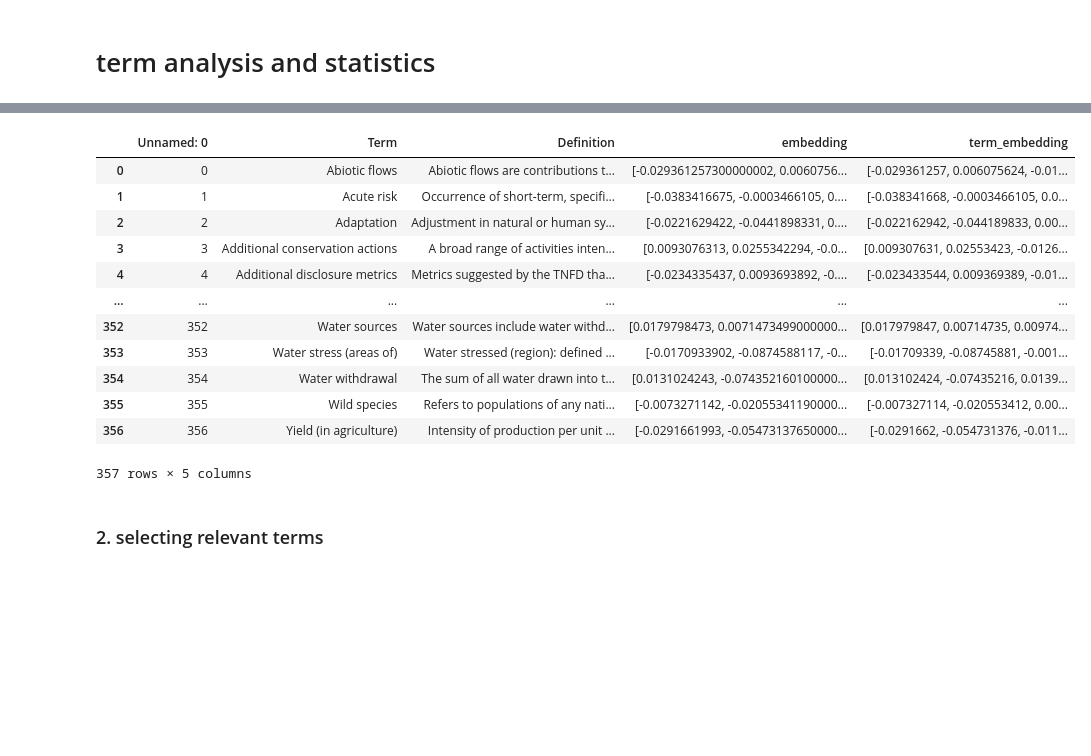
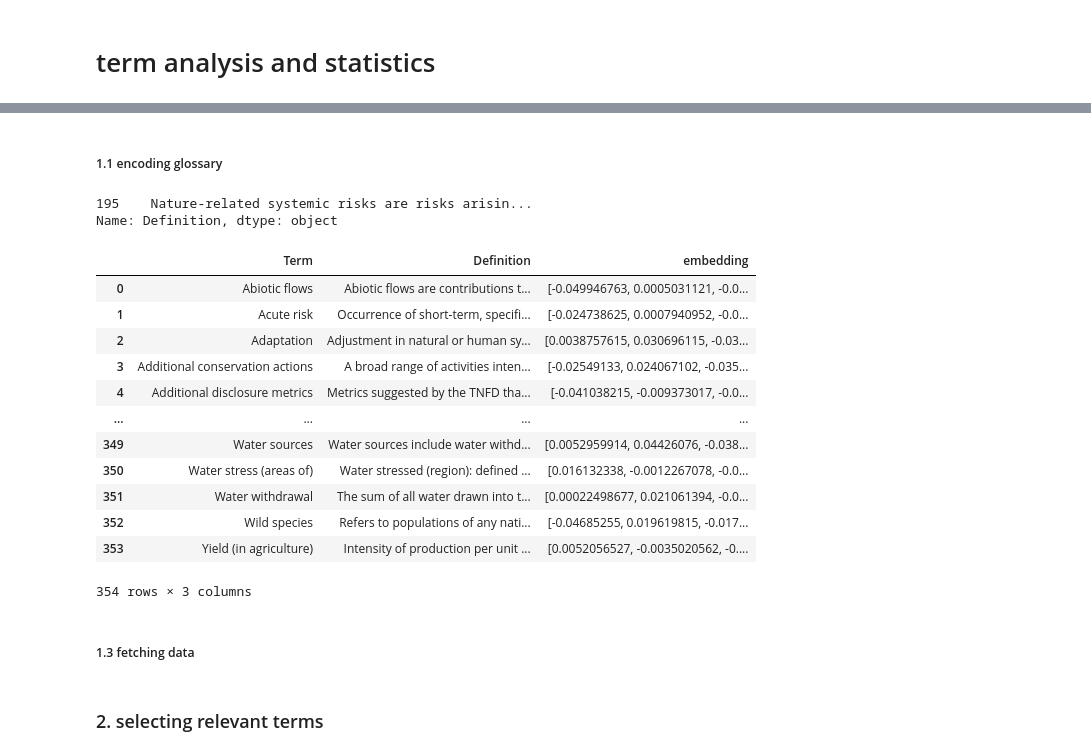
Before and after one commit to jkammering97/neo4j_repository, a Jupyter notebook: biodiversity_term_analysis.ipynb, the cells around one changed output, grey strips where cells are left out. Drawn from its saved outputs; the diff is of its cells as text; code cells hidden in the pictures; blank space fills up the shorter version.

Commit message:
data_regressions added and close to final

```diff
--- a/biodiversity_term_analysis.ipynb
+++ b/biodiversity_term_analysis.ipynb
@@ -6,27 +6,38 @@
 from sentence_transformers import SentenceTransformer
 import pandas as pd
 import numpy as np
+# %% [markdown]
+##### 1.1 encoding glossary
+# %%
+df_tfnd_glossary_2023 = pd.read_excel("/Users/joey/Desktop/uni/Master/neo4j_repository/data/legacy_data/Refined_Glossary_2023_vx.xlsx")
+# %%
+df_tfnd_glossary_2023[df_tfnd_glossary_2023['Term']=='Nature-related systemic risks']['Definition']
+# %% [output]
+195    Nature-related systemic risks are risks arisin...
+Name: Definition, dtype: object
 # %%
 # model = SentenceTransformer('all-mpnet-base-v2', device='cpu')
 model = SentenceTransformer('BAAI/bge-m3', device='cpu')
-df_tfnd_glossary_2023["term_embedding"] = df_tfnd_glossary_2023["Definition"].apply(lambda term: model.encode(term, convert_to_numpy=True))
+df_tfnd_glossary_2023["embedding"] = df_tfnd_glossary_2023["Definition"].apply(lambda term: model.encode(term, convert_to_numpy=True))
 # %%
-df_tfnd_glossary_2023
+df_tfnd_glossary_2023['Definition']==
 # %% [output]
-|  | Unnamed: 0 | Term | Definition | embedding | term_embedding |
-| 0 | 0 | Abiotic flows | Abiotic flows are contributions t... | [-0.029361257300000002, 0.0060756... | [-0.029361257, 0.006075624, -0.01... |
-| 1 | 1 | Acute risk | Occurrence of short-term, specifi... | [-0.0383416675, -0.0003466105, 0.... | [-0.038341668, -0.0003466105, 0.0... |
-| 2 | 2 | Adaptation | Adjustment in natural or human sy... | [-0.0221629422, -0.0441898331, 0.... | [-0.022162942, -0.044189833, 0.00... |
-| 3 | 3 | Additional conservation actions | A broad range of activities inten... | [0.0093076313, 0.0255342294, -0.0... | [0.009307631, 0.02553423, -0.0126... |
-| 4 | 4 | Additional disclosure metrics | Metrics suggested by the TNFD tha... | [-0.0234335437, 0.0093693892, -0.... | [-0.023433544, 0.009369389, -0.01... |
-| ... | ... | ... | ... | ... | ... |
-| 352 | 352 | Water sources | Water sources include water withd... | [0.0179798473, 0.0071473499000000... | [0.017979847, 0.00714735, 0.00974... |
-| 353 | 353 | Water stress (areas of) | Water stressed (region): defined ... | [-0.0170933902, -0.0874588117, -0... | [-0.01709339, -0.08745881, -0.001... |
-| 354 | 354 | Water withdrawal | The sum of all water drawn into t... | [0.0131024243, -0.074352160100000... | [0.013102424, -0.07435216, 0.0139... |
-| 355 | 355 | Wild species | Refers to populations of any nati... | [-0.0073271142, -0.02055341190000... | [-0.007327114, -0.020553412, 0.00... |
-| 356 | 356 | Yield (in agriculture) | Intensity of production per unit ... | [-0.0291661993, -0.05473137650000... | [-0.0291662, -0.054731376, -0.011... |
+|  | Term | Definition | embedding |
+| 0 | Abiotic flows | Abiotic flows are contributions t... | [-0.049946763, 0.0005031121, -0.0... |
+| 1 | Acute risk | Occurrence of short-term, specifi... | [-0.024738625, 0.0007940952, -0.0... |
+| 2 | Adaptation | Adjustment in natural or human sy... | [0.0038757615, 0.030696115, -0.03... |
+| 3 | Additional conservation actions | A broad range of activities inten... | [-0.02549133, 0.024067102, -0.035... |
+| 4 | Additional disclosure metrics | Metrics suggested by the TNFD tha... | [-0.041038215, -0.009373017, -0.0... |
+| ... | ... | ... | ... |
+| 349 | Water sources | Water sources include water withd... | [0.0052959914, 0.04426076, -0.038... |
+| 350 | Water stress (areas of) | Water stressed (region): defined ... | [0.016132338, -0.0012267078, -0.0... |
+| 351 | Water withdrawal | The sum of all water drawn into t... | [0.00022498677, 0.021061394, -0.0... |
+| 352 | Wild species | Refers to populations of any nati... | [-0.04685255, 0.019619815, -0.017... |
+| 353 | Yield (in agriculture) | Intensity of production per unit ... | [0.0052056527, -0.0035020562, -0.... |
-357 rows × 5 columns
+354 rows × 3 columns
 # %%
 df_tfnd_glossary_2023.to_json("data/df_tfnd_glossary_2023_embedded.json", orient="records")
+# %% [markdown]
+##### 1.3 fetching data
 # %%
 df_tfnd_glossary_2023 = pd.read_json("data/df_tfnd_glossary_2023_embedded.json", orient="records")
```
Also changed, not shown: parts of 151 cells of this notebook, 1 other file.
